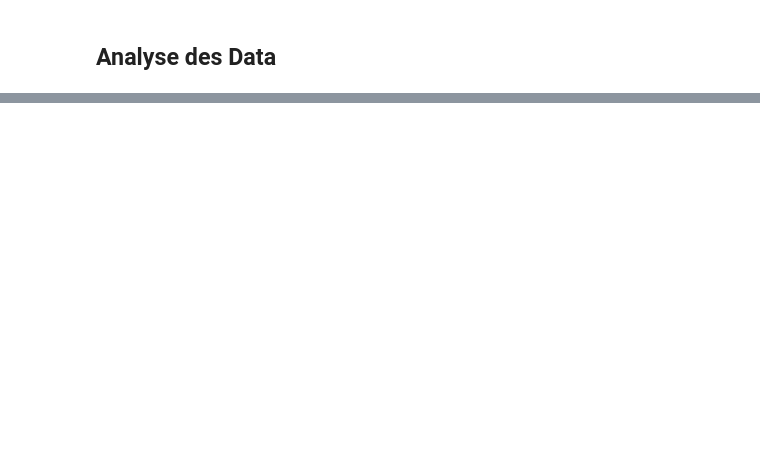
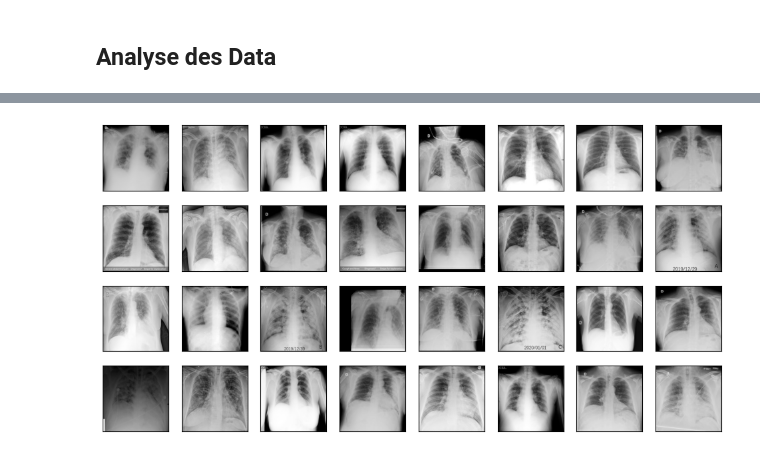
Before and after one commit to L-Poca/DS_COVID, a Jupyter notebook: notebooks/Visualisation.ipynb, the cells around one changed output, grey strips where cells are left out. Saved outputs shown, nothing was run; the diff lists cells and outputs as text; code cells hidden in the pictures; blank space fills up the shorter version.

```diff
--- a/notebooks/Visualisation.ipynb
+++ b/notebooks/Visualisation.ipynb
@@ -112,0 +169,15 @@ normal_metadata.head()
+# %%
+df = pd.read_csv('../data/generated/images_pixels.csv')
+
+# Supprimer la colonne "filename"
+data = df.drop(columns=['filename']).values
+# %%
+# Affichage des images
+fig, ax = plt.subplots(4, 8, figsize=(12, 6), subplot_kw=dict(xticks=[], yticks=[]))
+for i, axi in enumerate(ax.flat):  # ax.flat transforme les axes en 1D
+    if i >= len(data):
+        break
+    image_array = data[i].reshape(size_x, size_y)  # Redimensionner l'image à sa forme d'origine
+    axi.imshow(image_array, cmap='gray')
+# %% [output]
+[figure, added]
```
Also changed, not shown: parts of 10 cells of this notebook, 1 other file.
